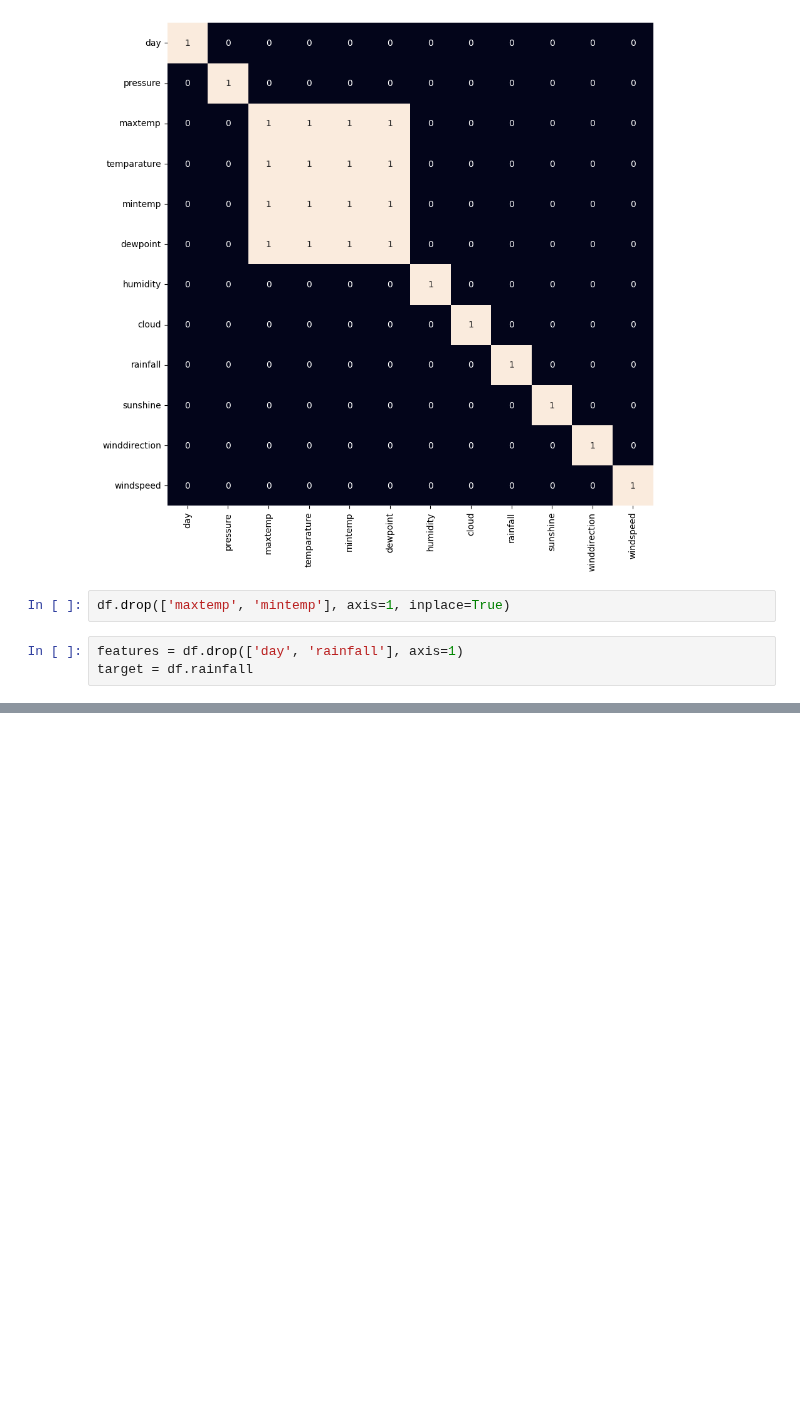
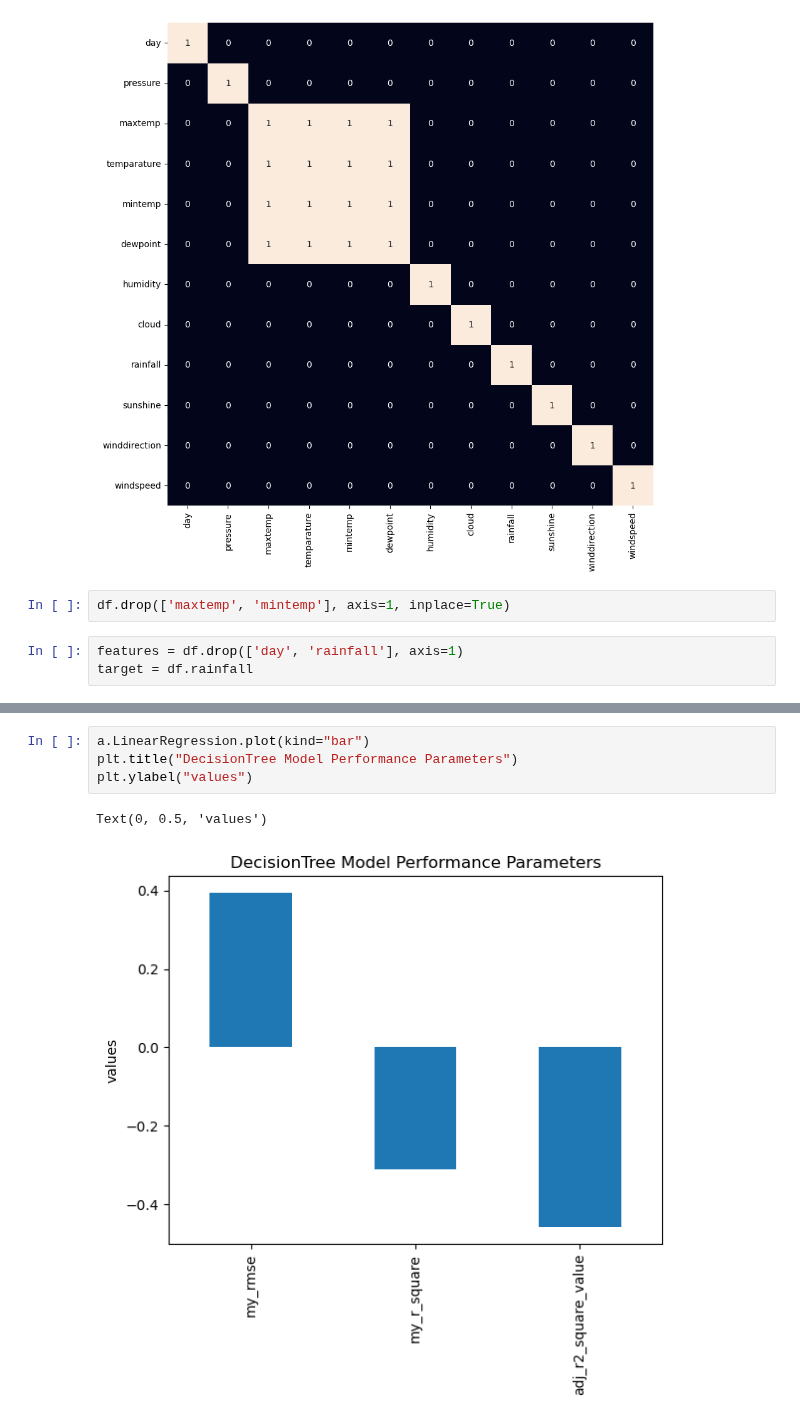
Before and after one commit to madhu968/rainfall-prediction, a Jupyter notebook: Rainfall_Prediction_using_Machine_Learning_Python.ipynb, the cells around one changed output, grey strips where cells are left out. Saved outputs shown, nothing was run; the diff lists cells and outputs as text; blank space fills up the shorter version.

```diff
--- a/Rainfall_Prediction_using_Machine_Learning_Python.ipynb
+++ b/Rainfall_Prediction_using_Machine_Learning_Python.ipynb
@@ -240,0 +364,7 @@ weighted avg       0.85      0.85      0.85        74
+# %%
+a.LinearRegression.plot(kind="bar")
+plt.title("DecisionTree Model Performance Parameters")
+plt.ylabel("values")
+# %% [output]
+Text(0, 0.5, 'values')
+[figure, added]
```
Also changed, not shown: parts of 24 cells of this notebook, 2 other files.
